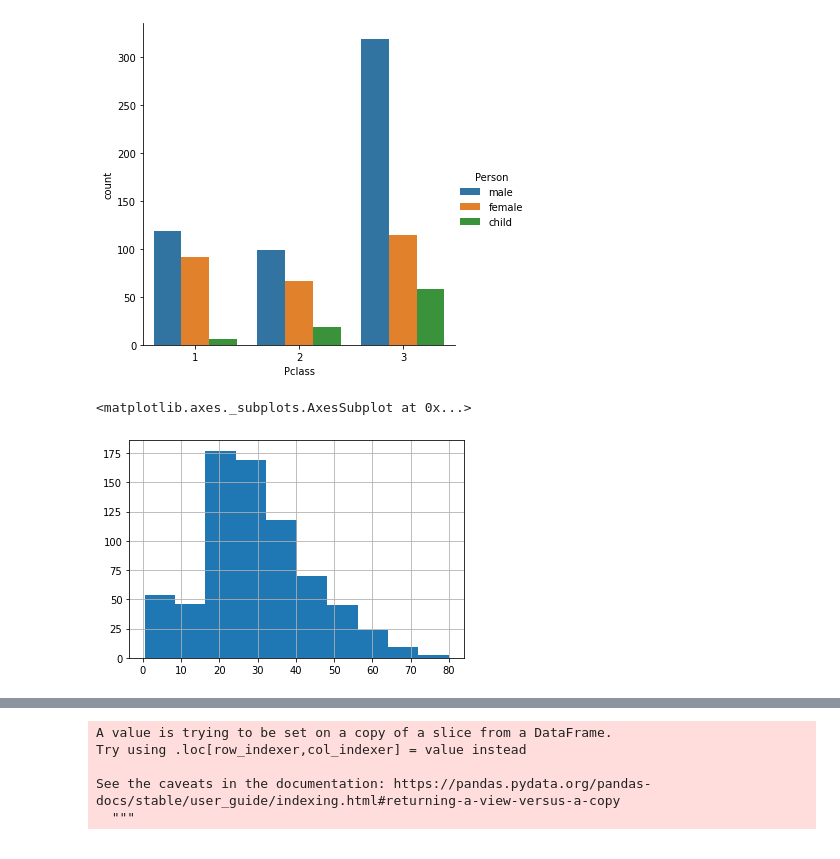
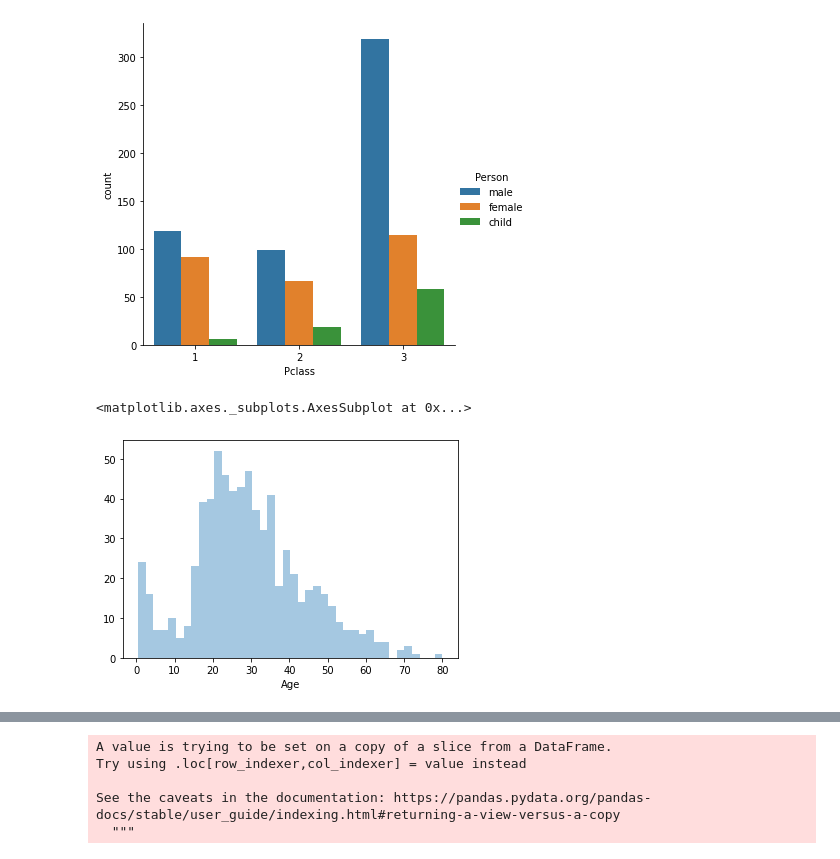
Before and after one commit to SiddhanthNB/Titanic-EDA, a Jupyter notebook: Titanic.ipynb, the cells around one changed output, grey strips where cells are left out. Drawn from its saved outputs; the diff is of its cells as text; code cells hidden in the pictures.

```diff
--- a/Titanic.ipynb
+++ b/Titanic.ipynb
@@ -105,8 +115,8 @@ sns.catplot(x='Pclass',data=titanic_data,hue='Person',kind='count')
 # %% [output]
 <seaborn.axisgrid.FacetGrid at 0x...>
 [figure]
-# %%
-titanic_data['Age'].hist()
-# %% [output]
-<matplotlib.axes._subplots.AxesSubplot at 0x...>
-[figure, removed]
+# %%
+sns.distplot(titanic_data['Age'].dropna(),kde=False,bins=40)
+# %% [output]
+<matplotlib.axes._subplots.AxesSubplot at 0x...>
+[figure, added]
```
Also changed, not shown: parts of 3 cells of this notebook.
